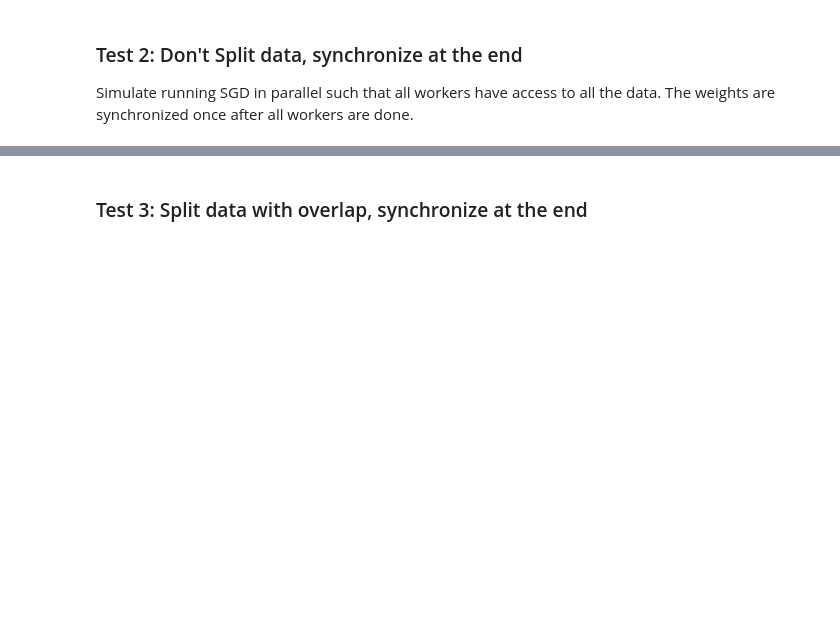
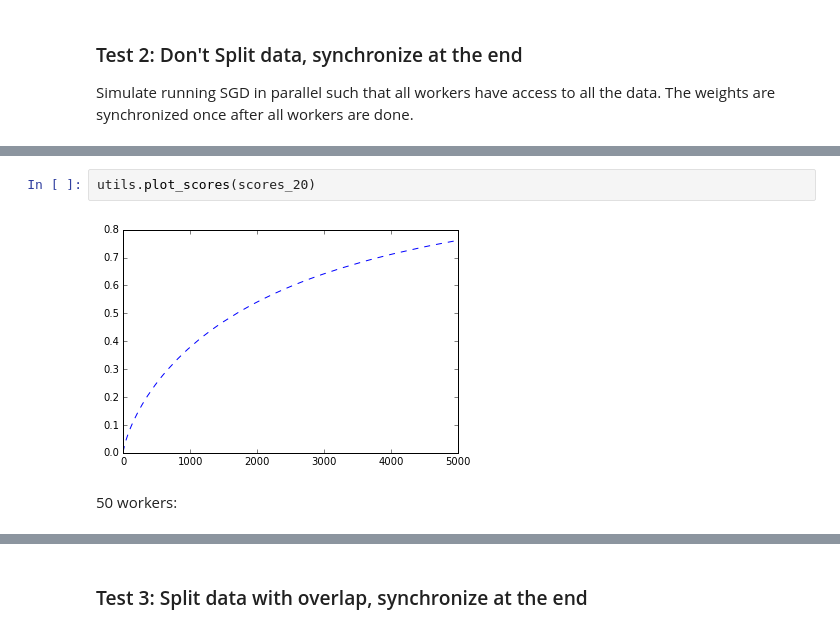
Before and after one commit to angadgill/Parallel-SGD, a Jupyter notebook: Benchmark.ipynb, the cells around one changed output, grey strips where cells are left out. Drawn from its saved outputs; the diff is of its cells as text; blank space fills up the shorter version.

```diff
--- a/Benchmark.ipynb
+++ b/Benchmark.ipynb
@@ -102,0 +115,6 @@ utils.plot_scores(scores)
+# %%
+utils.plot_scores(scores_20)
+# %% [output]
+[figure, added]
+# %% [markdown]
+50 workers:
```
Also changed, not shown: parts of 40 cells of this notebook, 1 other file.
